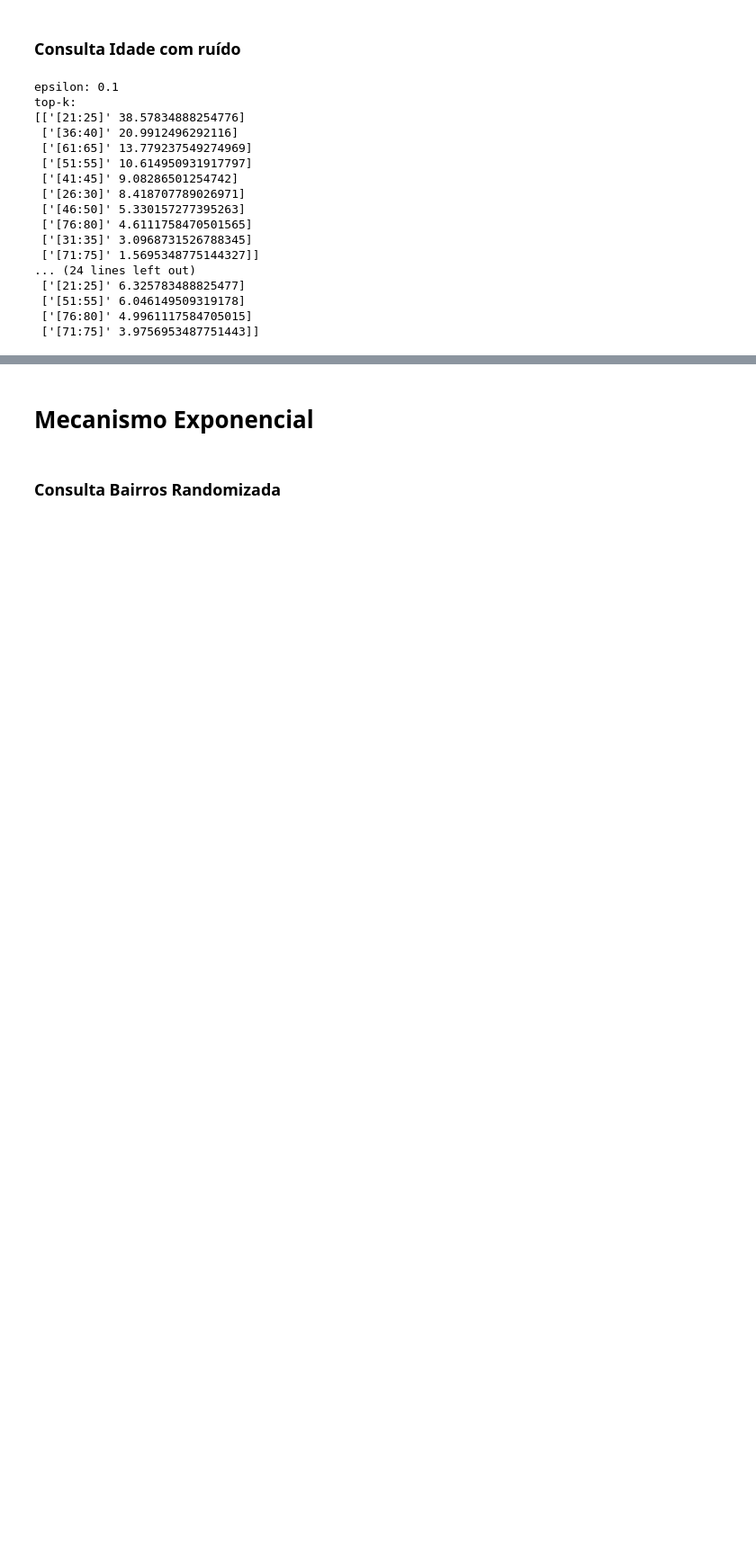
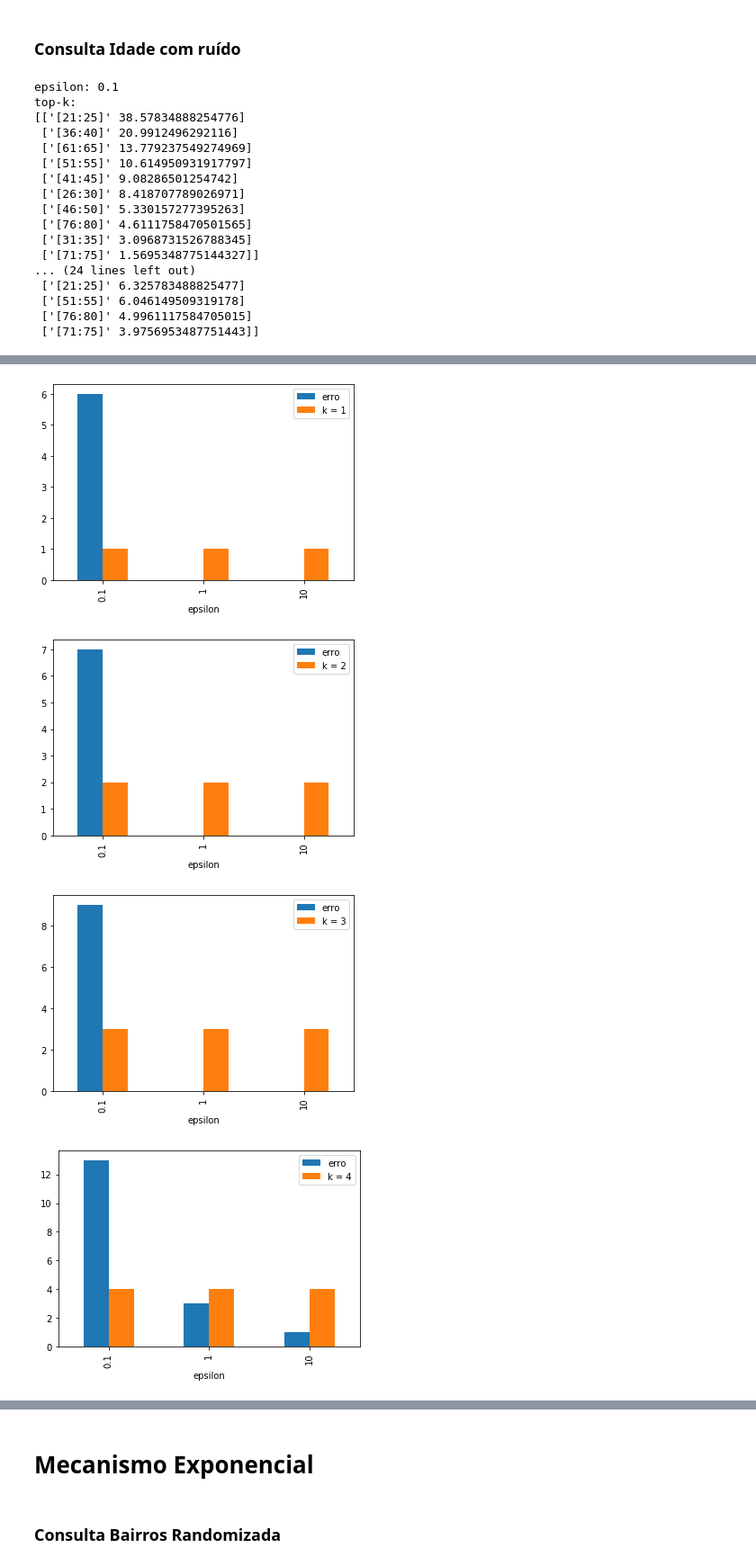
Before and after one commit to Brabissima/dp_top-k, a Jupyter notebook: consultas top-k dp.ipynb, the cells around one changed output, grey strips where cells are left out. Shown at 90% size. Drawn from its saved outputs; the diff is of its cells as text; code cells hidden in the pictures; blank space fills up the shorter version.

```diff
--- a/consultas top-k dp.ipynb
+++ b/consultas top-k dp.ipynb
@@ -324,0 +333,20 @@ plot_erros(erros_laplace_idades)
+# %%
+query_idades = top_k_idade(dataset_idade, 10)['idade']
+erros_idade = erros_lap(query_idades, idades, 10)
+lista_plot_idades = []
+for i in range(k):
+    p_cada_k = []
+    for b in range(len(budgets)):
+        aux = erros_idade[b][i]
+        p_cada_k.append(aux)
+    lista_plot_idades.append(p_cada_k)
+# %%
+copia_idades = lista_plot_idades.copy()
+aux_idades = []
+aux_idades.append(copia_idades[0])
+for i in range(1, k):
+    copia_idades[i][0] += copia_idades[i-1][0]
+    copia_idades[i][1] += copia_idades[i-1][1]
+    copia_idades[i][2] += copia_idades[i-1][2]
+    aux_idades.append([copia_idades[i][0], copia_idades[i][1], copia_idades[i][2]])
+aux_idades
@@ -324,0 +364,8 @@ plot_erros(erros_laplace_idades)
+# %%
+for i in range(0, k):
+    plot_erros(aux_idades[i], i+1)
+# %% [output]
+[figure, added]
+[figure, added]
+[figure, added]
+[figure, added]
```
Also changed, not shown: parts of 19 cells of this notebook.
